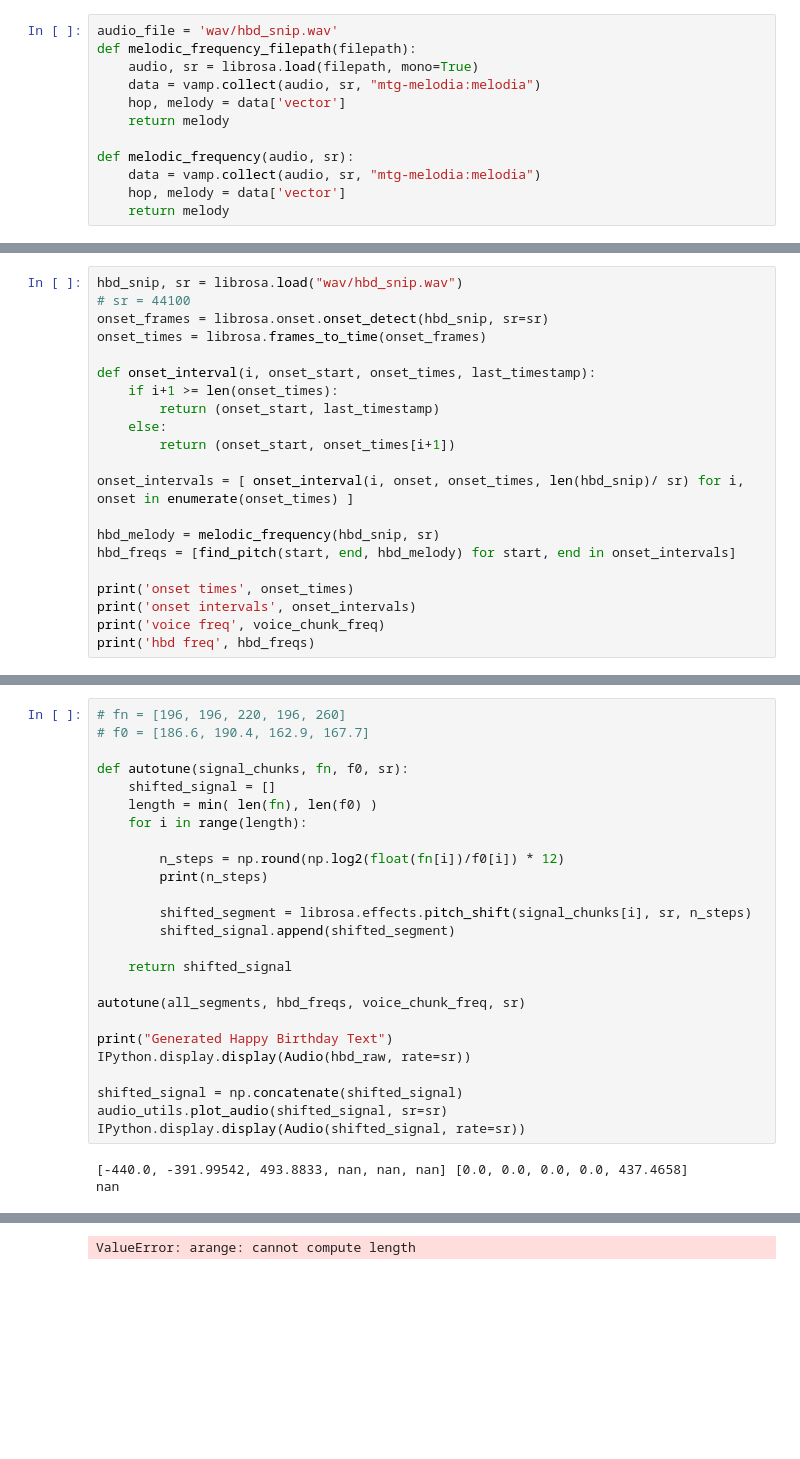
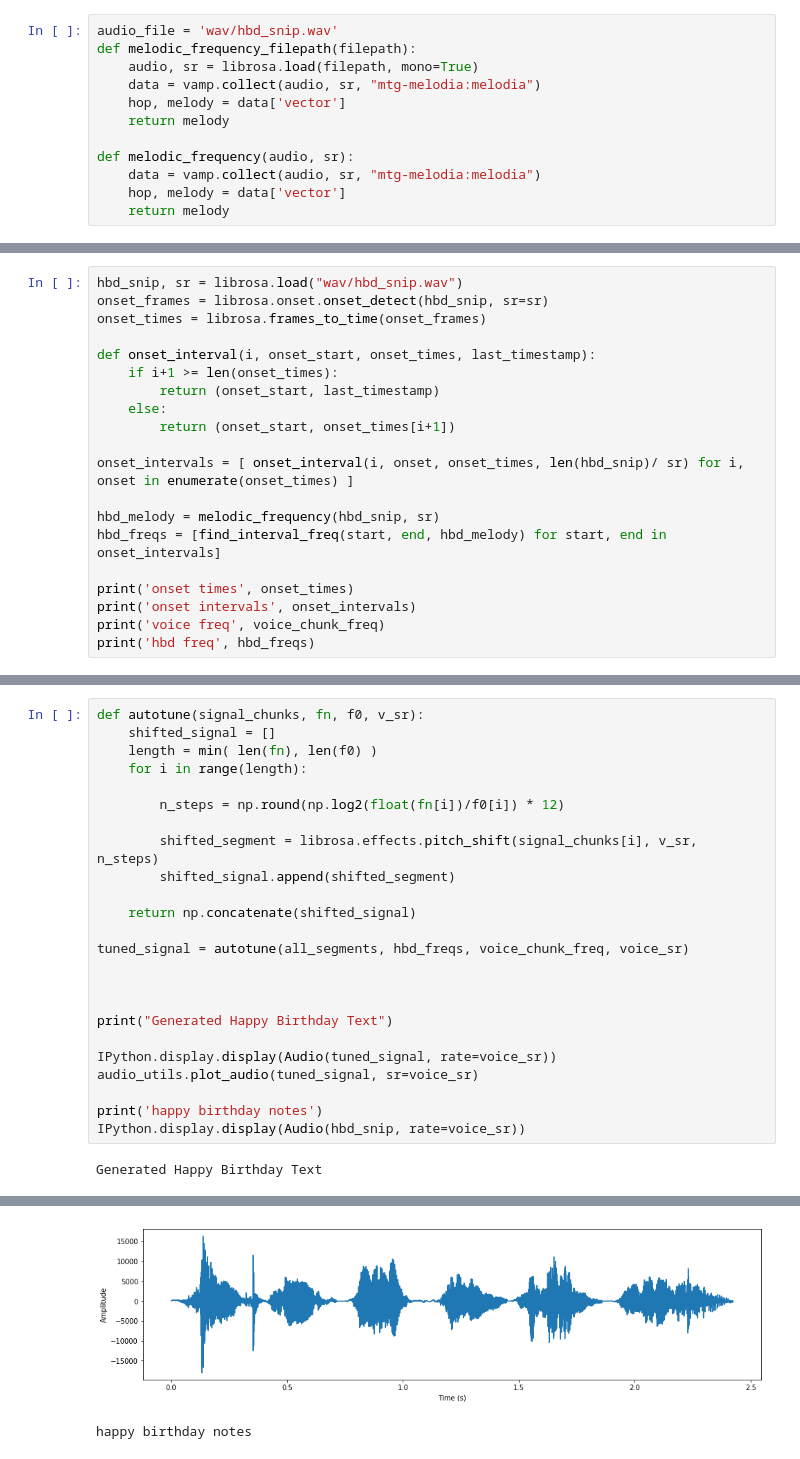
Before and after one commit to pcatattacks/vocalize, a Jupyter notebook: main.ipynb, the cells around one changed output, grey strips where cells are left out. Saved outputs shown, nothing was run; the diff lists cells and outputs as text; blank space fills up the shorter version.

Commit message:
fixes NaN error

```diff
--- a/main.ipynb
+++ b/main.ipynb
@@ -110,6 +146,5 @@ all_segments [array([-1367., -1014.,  -341., ...,  1908.,  1819.,  1652.]), arra
 # %%
 hbd_snip, sr = librosa.load("wav/hbd_snip.wav")
-# sr = 44100
 onset_frames = librosa.onset.onset_detect(hbd_snip, sr=sr)
 onset_times = librosa.frames_to_time(onset_frames)
 
@@ -122,7 +157,7 @@ def onset_interval(i, onset_start, onset_times, last_timestamp):
 onset_intervals = [ onset_interval(i, onset, onset_times, len(hbd_snip)/ sr) for i, onset in enumerate(onset_times) ]
 
 hbd_melody = melodic_frequency(hbd_snip, sr)
-hbd_freqs = [find_pitch(start, end, hbd_melody) for start, end in onset_intervals]
+hbd_freqs = [find_interval_freq(start, end, hbd_melody) for start, end in onset_intervals]
 
 print('onset times', onset_times)
 print('onset intervals', onset_intervals)
@@ -135,29 +170,27 @@ voice freq [0.0, 0.0, 0.0, 0.0, 437.4658]
 hbd freq [195.99771, 195.99771, 220.0, 195.99771, 261.62558, 246.94165]
 # %%
-# fn = [196, 196, 220, 196, 260]
-# f0 = [186.6, 190.4, 162.9, 167.7]
-
-def autotune(signal_chunks, fn, f0, sr):
+def autotune(signal_chunks, fn, f0, v_sr):
     shifted_signal = []
     length = min( len(fn), len(f0) )
     for i in range(length):
 
         n_steps = np.round(np.log2(float(fn[i])/f0[i]) * 12)
-        print(n_steps)
 
-        shifted_segment = librosa.effects.pitch_shift(signal_chunks[i], sr, n_steps)
+        shifted_segment = librosa.effects.pitch_shift(signal_chunks[i], v_sr, n_steps)
         shifted_signal.append(shifted_segment)
 
-    return shifted_signal
+    return np.concatenate(shifted_signal)
 
-autotune(all_segments, hbd_freqs, voice_chunk_freq, sr)
+tuned_signal = autotune(all_segments, hbd_freqs, voice_chunk_freq, voice_sr)
+
+
 
 print("Generated Happy Birthday Text")
-IPython.display.display(Audio(hbd_raw, rate=sr))
 
-shifted_signal = np.concatenate(shifted_signal)
-audio_utils.plot_audio(shifted_signal, sr=sr)
-IPython.display.display(Audio(shifted_signal, rate=sr))
+IPython.display.display(Audio(tuned_signal, rate=voice_sr))
+audio_utils.plot_audio(tuned_signal, sr=voice_sr)
+
+print('happy birthday notes')
+IPython.display.display(Audio(hbd_snip, rate=voice_sr))
 # %% [output]
-[-440.0, -391.99542, 493.8833, nan, nan, nan] [0.0, 0.0, 0.0, 0.0, 437.4658]
-nan
+Generated Happy Birthday Text
@@ -164 +198,2 @@ nan
+[figure, added]
-ValueError: arange: cannot compute length
+happy birthday notes
```
Also changed, not shown: parts of 10 cells of this notebook, 1 other file.
